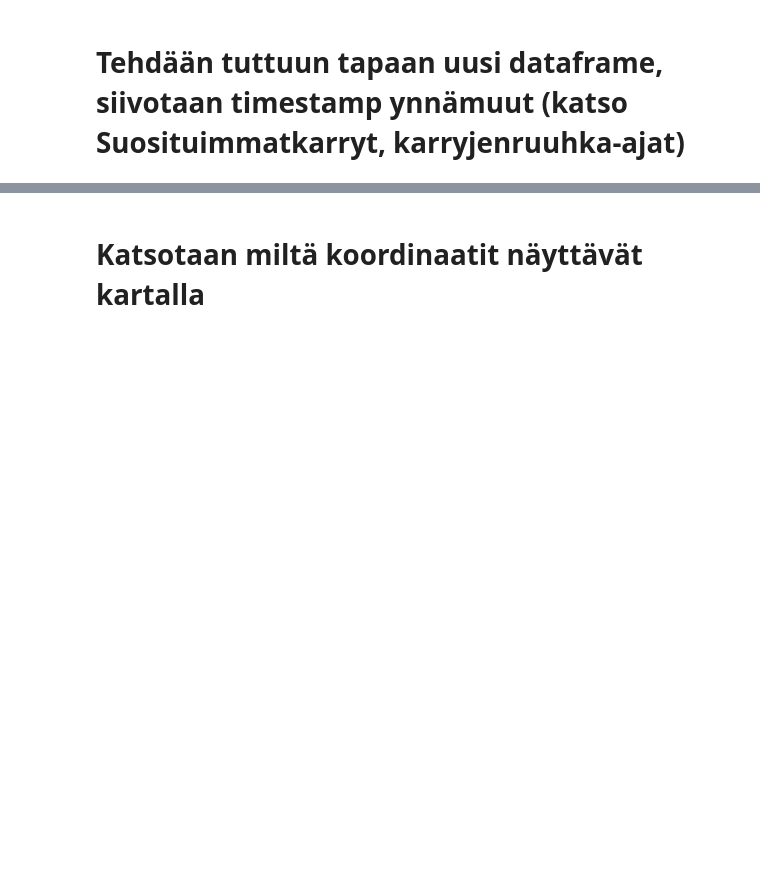
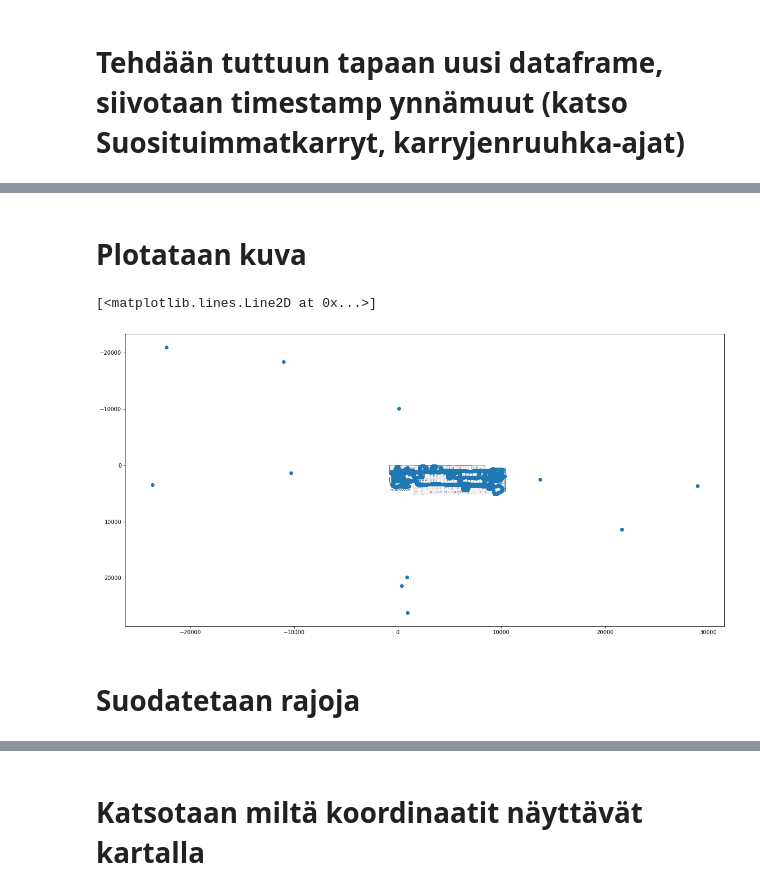
Before and after one commit to Erik-Eki/Project-Studies-1-Data-collection-Management-Visualization, a Jupyter notebook: karryjen-nopeudet.ipynb, the cells around one changed output, grey strips where cells are left out. Cells and saved outputs as stored; diff of their text form; code cells hidden in the pictures; blank space fills up the shorter version.

```diff
--- a/karryjen-nopeudet.ipynb
+++ b/karryjen-nopeudet.ipynb
@@ -47,7 +47,7 @@ table['X']  = df.x
 table['Y']  = df.y
 table['Z']  = df.z
 table['Q']  = df.q
-
+table['count'] = 0
 
 # Siivotaan timestampista rojut
 table['T'] = table['T'].astype(str)
@@ -59,15 +59,4 @@ table['T'] = table['T'].str.slice(2, -7)
 table['T'] = table['T'].astype('datetime64[ns]')
 table['T'] = pd.Series(table['T']).dt.round("S")
 table['T'].head()
-
-# Suodatetaan rajoja. Jotain samoja taijjettiin jo SQL haussa suodattaa
-table = table[table.Y > -1]
-table = table[table.Y < 10407]
-table = table[table.Q < 100]
-table = table[table.X < 12000]
-table = table[table.X > 240]
-
-# Latausasemat pois
-table = table.drop(table[(table.X < 1850.0) & (table.Y > 3000.0)].index)
-print(table)
 # %% [output]
@@ -87,0 +69,16 @@ print(table)
+# %% [markdown]
+# Plotataan kuva
+# %%
+import pylab as plt
+
+img = plt.imread("pic.png")
+fig, ax = plt.subplots()
+ax.imshow(img, extent=(-1025,10600,5450,-250),aspect='auto')
+plt.rcParams['figure.figsize'] = [20,10]
+
+plt.plot(table.X, table.Y, 'o')
+# %% [output]
+[<matplotlib.lines.Line2D at 0x...>]
+[figure, added]
+# %% [markdown]
+# Suodatetaan rajoja
```
Also changed, not shown: parts of 29 cells of this notebook.
